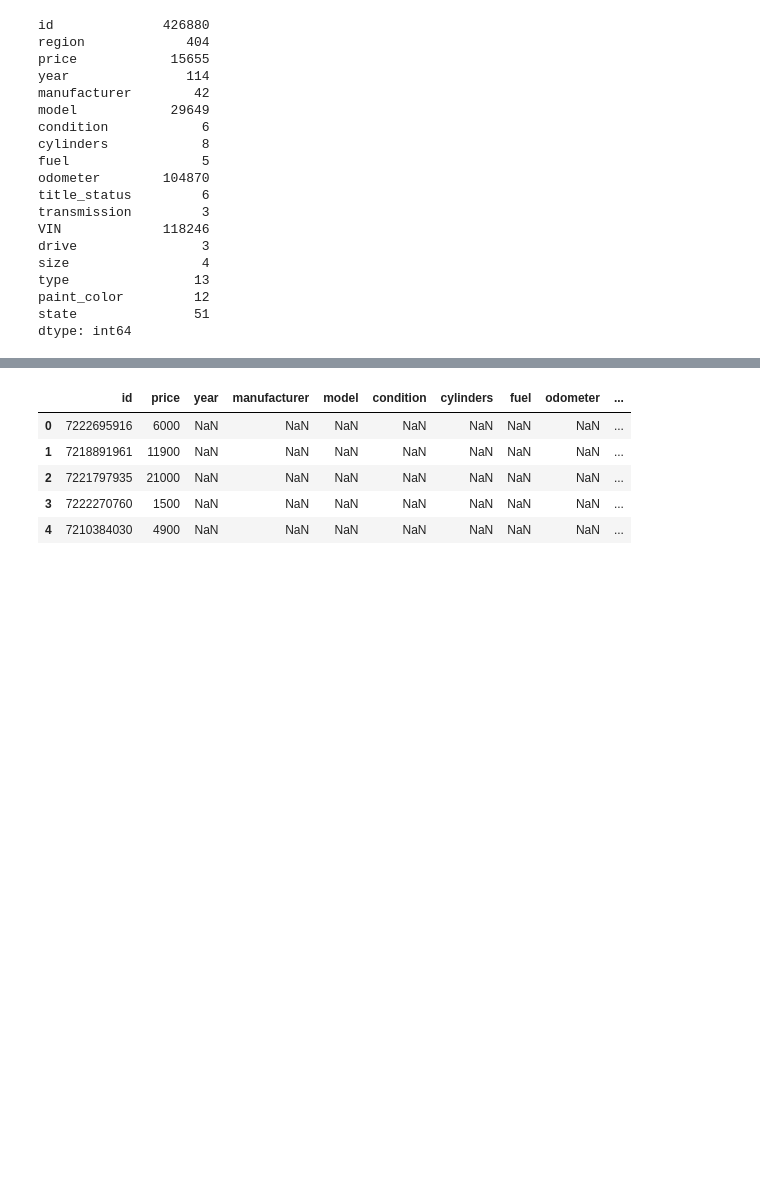
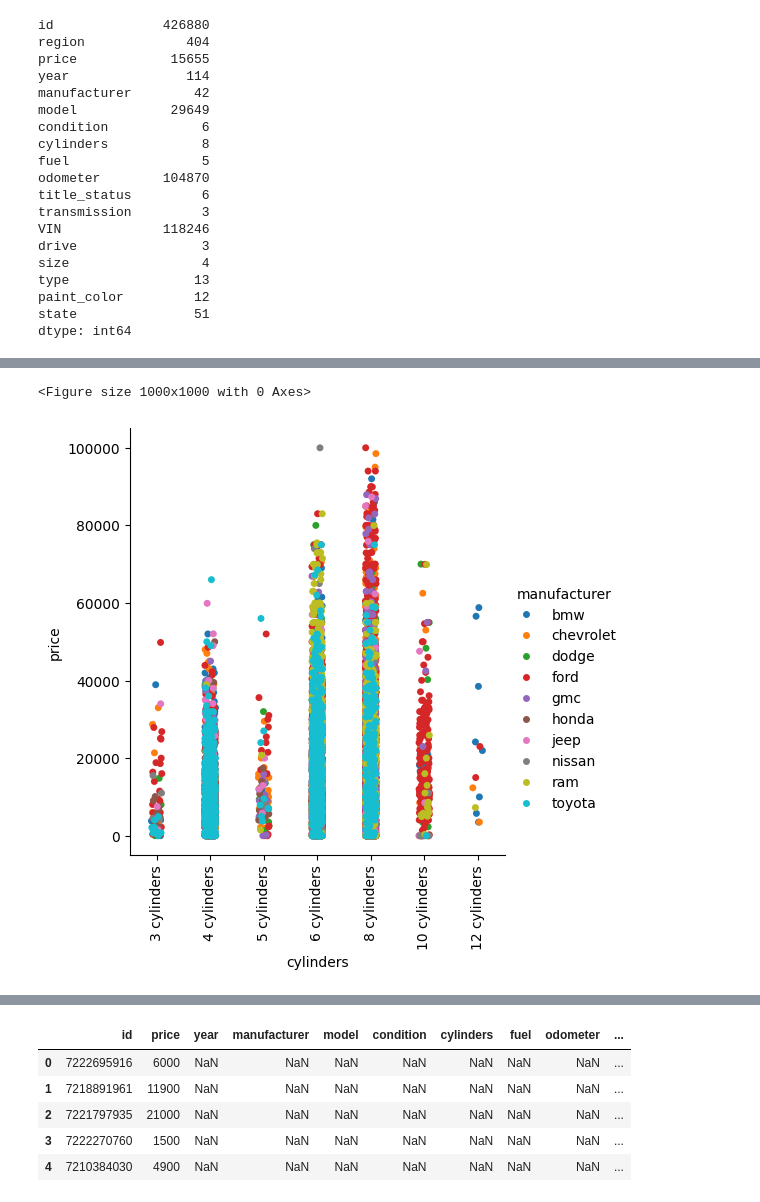
Before and after one commit to gprlearn/UsedCarPrices, a Jupyter notebook: usedcarprices.ipynb, the cells around one changed output, grey strips where cells are left out. Saved outputs shown, nothing was run; the diff lists cells and outputs as text; code cells hidden in the pictures; blank space fills up the shorter version.

```diff
--- a/usedcarprices.ipynb
+++ b/usedcarprices.ipynb
@@ -87,0 +122,14 @@ dtype: int64
+# %%
+# For each manufacturer and model, fuel_type, list average price
+avg_price = data.groupby(['manufacturer', 'model', 'cylinders'])['price'].mean().reset_index()
+
+# plot order = 3 cylinders, 4 cylinders, 5 cylinders, 6 cylinders, 8 cylinders, 10 cylinders, 12 cylinders
+avg_price['cylinders'] = pd.Categorical(avg_price['cylinders'], categories=['3 cylinders', '4 cylinders', '5 cylinders', '6 cylinders', '8 cylinders', '10 cylinders', '12 cylinders'], ordered=True)
+
+plt.figure(figsize=(10,10))
+sns.catplot(x='cylinders', y='price', hue='manufacturer', data=avg_price)
+plt.xticks(rotation=90)
+plt.show()
+# %% [output]
+<Figure size 1000x1000 with 0 Axes>
+[figure, added]
```
Also changed, not shown: parts of 56 cells of this notebook.
